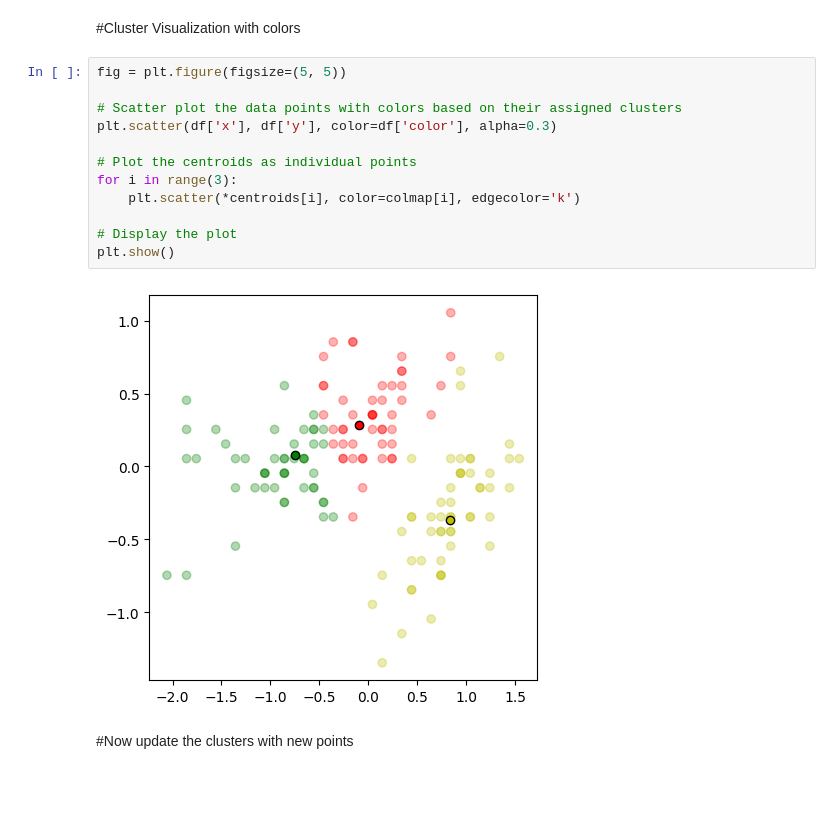
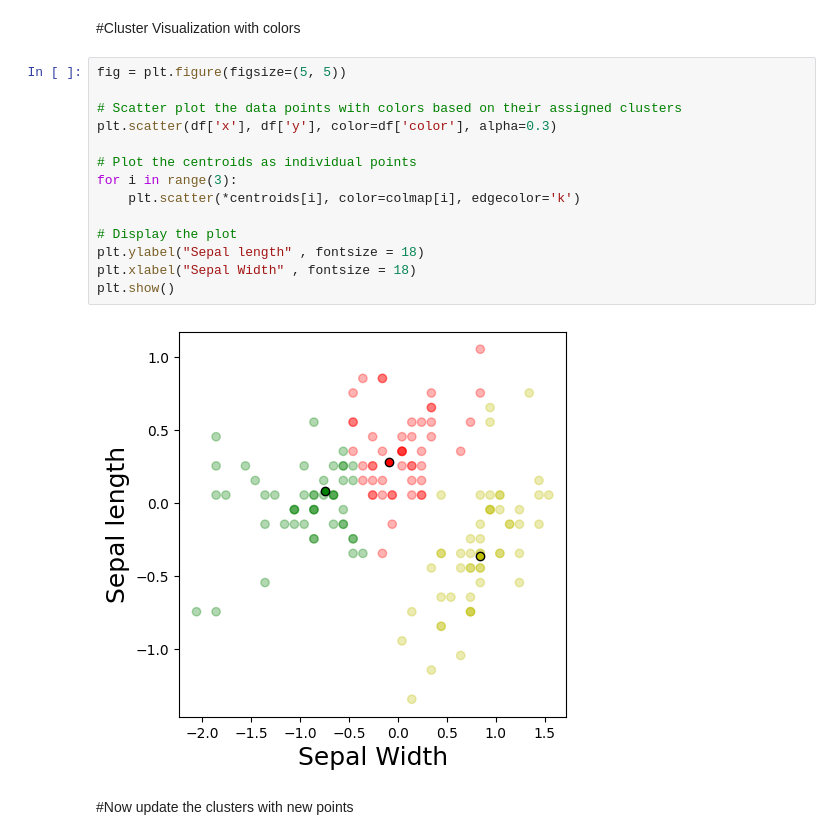
Before and after one commit to Abhishek-Satish-jawade/Assignment_3_Unsupervised_learning, a Jupyter notebook: PCA_and_kmeans.ipynb, the cells around one changed output. Saved outputs shown, nothing was run; the diff lists cells and outputs as text; blank space fills up the shorter version.

```diff
--- a/PCA_and_kmeans.ipynb
+++ b/PCA_and_kmeans.ipynb
@@ -299,17 +303,19 @@ df
 # %%
 fig = plt.figure(figsize=(5, 5))
 
 # Scatter plot the data points with colors based on their assigned clusters
 plt.scatter(df['x'], df['y'], color=df['color'], alpha=0.3)
 
 # Plot the centroids as individual points
 for i in range(3):
     plt.scatter(*centroids[i], color=colmap[i], edgecolor='k')
 
 # Display the plot
+plt.ylabel("Sepal length" , fontsize = 18)
+plt.xlabel("Sepal Width" , fontsize = 18)
 plt.show()
 # %% [output]
-[figure, old version]
+[figure, new version]
 # %% [markdown]
 #Now update the clusters with new points
 # %%
```
Also changed, not shown: parts of 5 cells of this notebook.
